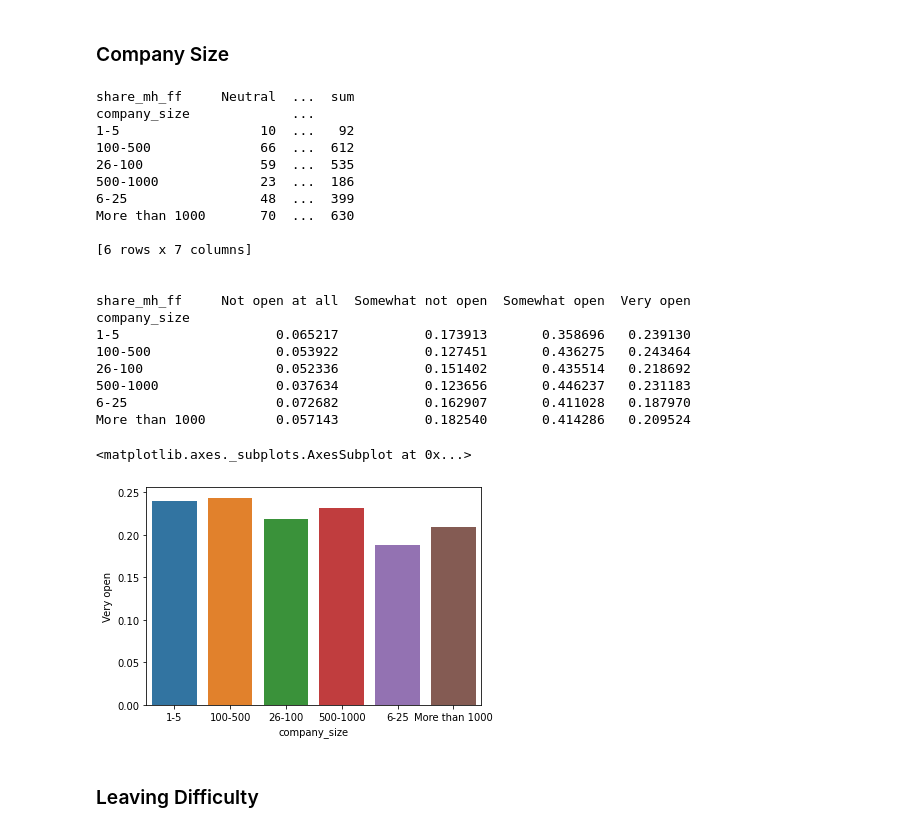
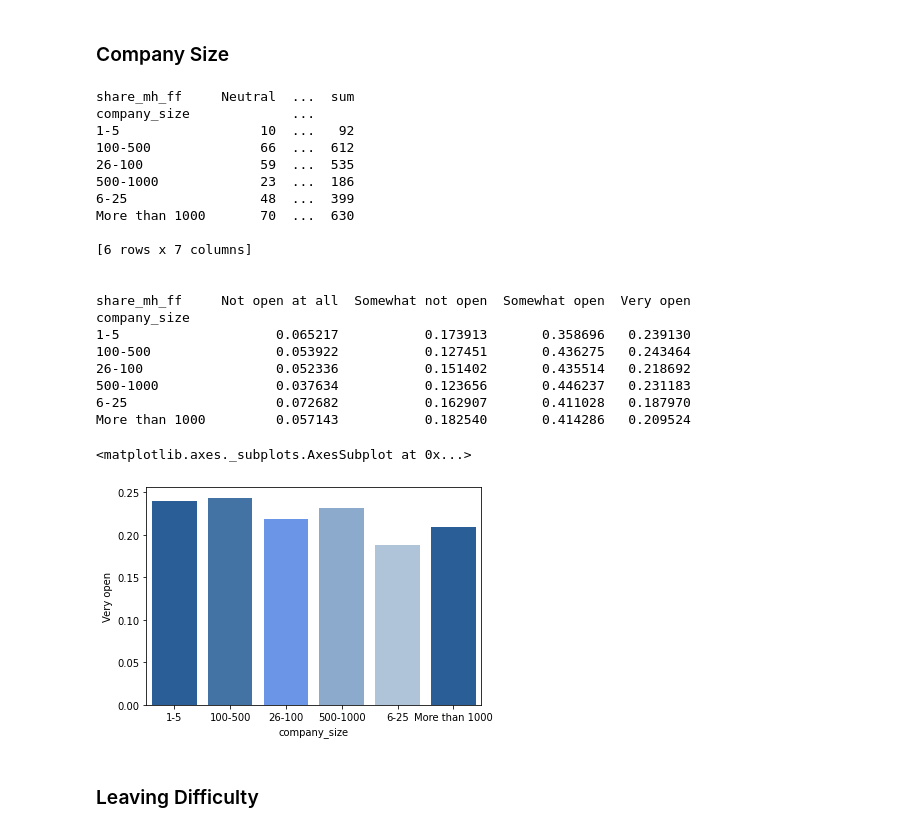
Before and after one commit to alexisbianco0919/compsci216-project, a Jupyter notebook: share_mh_ff.ipynb, the cells around one changed output. Cells and saved outputs as stored; diff of their text form; code cells hidden in the pictures.

```diff
--- a/share_mh_ff.ipynb
+++ b/share_mh_ff.ipynb
@@ -10,6 +10,9 @@ import re
 import seaborn as sns
 from scipy.stats import t
 # %%
+# set color palete for graphs
+blue_p = ["#185ea8", "#3372b5", "#568ffc", "#81aad6", "#a8c3e0"]
+
 # download data from merged_data.csv
 cd = pd.read_csv('https://raw.githubusercontent.com/alexisbianco0919/compsci216-project/main/clean_data_4.csv')
 
@@ -307,35 +305,35 @@ Age comparison:
 company_size_pt = cd.pivot_table('age', index='company_size', columns='share_mh_ff', aggfunc='count')
 company_size_pt["sum"] = company_size_pt.sum(axis=1)
 print(company_size_pt, '\n\n')
 
 company_size_comparison = company_size_pt.loc[:,"Not open at all":"Very open"].div(company_size_pt["sum"], axis=0)
 print(company_size_comparison)
 
-x = sns.barplot(x=company_size_comparison.index, y="Very open", data=company_size_comparison)
+x = sns.barplot(x=company_size_comparison.index, y="Very open", data=company_size_comparison, palette = blue_p)
 x
 # %% [output]
 share_mh_ff     Neutral  ...  sum
 company_size             ...
 1-5                  10  ...   92
 100-500              66  ...  612
 26-100               59  ...  535
 500-1000             23  ...  186
 6-25                 48  ...  399
 More than 1000       70  ...  630
 
 [6 rows x 7 columns]
 
 
 share_mh_ff     Not open at all  Somewhat not open  Somewhat open  Very open
 company_size
 1-5                    0.065217           0.173913       0.358696   0.239130
 100-500                0.053922           0.127451       0.436275   0.243464
 26-100                 0.052336           0.151402       0.435514   0.218692
 500-1000               0.037634           0.123656       0.446237   0.231183
 6-25                   0.072682           0.162907       0.411028   0.187970
 More than 1000         0.057143           0.182540       0.414286   0.209524
 <matplotlib.axes._subplots.AxesSubplot at 0x...>
-[figure, old version]
+[figure, new version]
 # %% [markdown]
 ### Leaving Difficulty
 # %%
```
Also changed, not shown: parts of 10 cells of this notebook.
